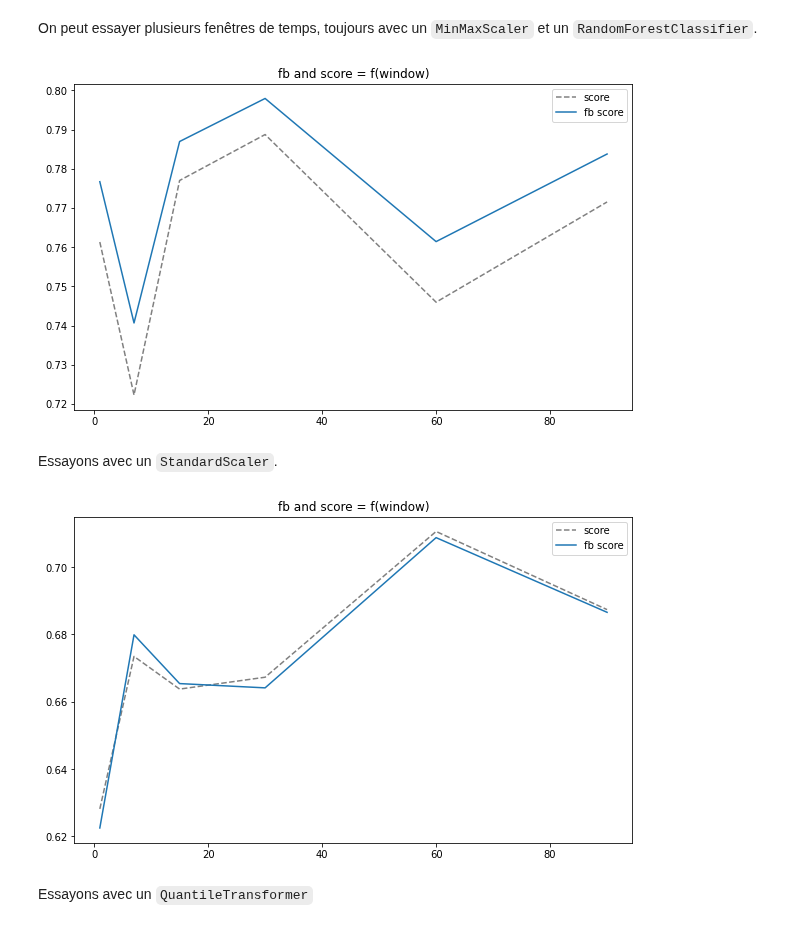
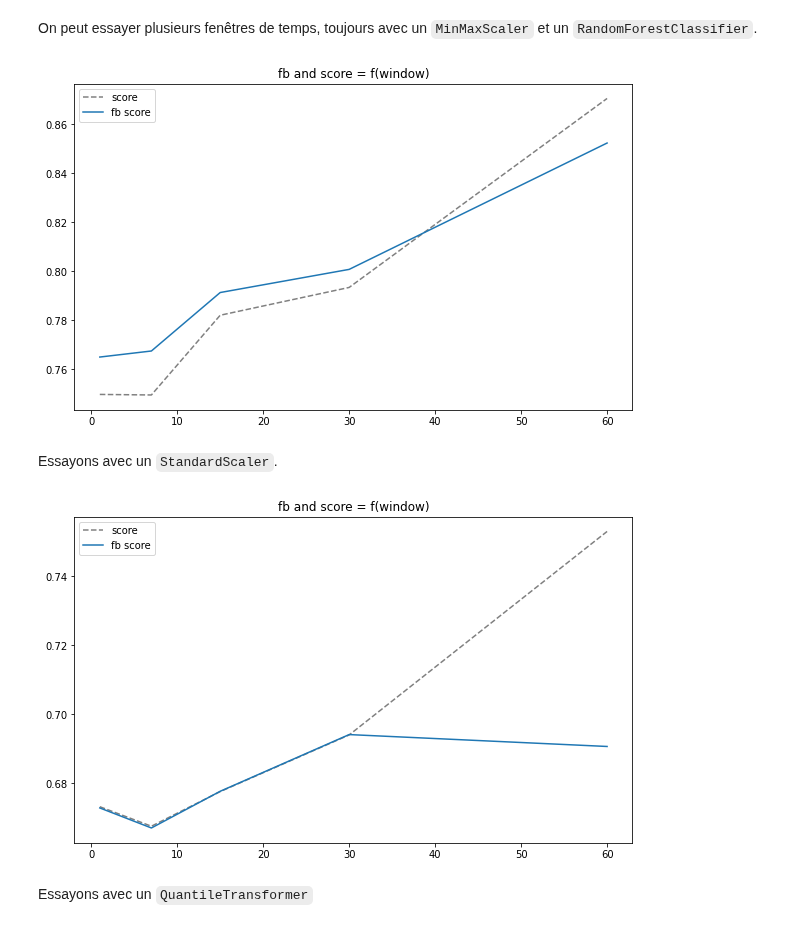
Before and after one commit to hugo-mi/Activity_Detection_From_Electrical_Consumption_Load_Curves, a Jupyter notebook: Exploratory Data Analysis/classification_house1_vs_house2.ipynb, the cells around one changed output. Saved outputs shown, nothing was run; the diff lists cells and outputs as text; code cells hidden in the pictures.

````diff
--- a/Exploratory Data Analysis/classification_house1_vs_house2.ipynb
+++ b/Exploratory Data Analysis/classification_house1_vs_house2.ipynb
@@ -169,42 +170,42 @@
 # %%
 def classif_scale_window(data_train, data_test, window=1, classifier=HistGradientBoostingClassifier(), scaler=MinMaxScaler()):
 
-    sample_idx = mod.pick_random_indexes(house1_power_blk2, 0.3)
+    #sample_idx = mod.pick_random_indexes(house1_power_blk2, 0.3)
     X_train = scaler.fit_transform(data_train[features_col].values)
     # Attention : ici on re-fit le scaler sur les données du test
     scaler.fit(data_test.iloc[:24*60*60*window,:].loc[:, features_col].values)
-    X_test = scaler.transform(data_test.loc[sample_idx, features_col].values)
+    X_test = scaler.transform(data_test.iloc[24*60*60*window:,:].loc[:, features_col].values)
 
     y_train = data_train['activity'].values
-    y_test = data_test.loc[sample_idx, 'activity'].values
+    y_test = data_test.iloc[24*60*60*window:,:].loc[:, 'activity'].values
 
     classifier.fit(X_train, y_train.ravel())
-    y_pred = hgbc.predict(X_test)
+    y_pred = classifier.predict(X_test)
 
     f_beta = fbeta_score(y_test, y_pred, average="macro", beta=0.5)
     acc = accuracy_score(y_test, y_pred)
 
     return f_beta, acc
 # %%
-w_range = [1, 7, 15, 30, 60, 90]
+w_range = [1, 7, 15, 30, 60]
 fb_score = []
 acc_score = []
 for w in w_range:
     fb, acc = classif_scale_window(house2_power_blk1, house1_power_blk2, window=w, classifier=RandomForestClassifier(n_estimators=30, n_jobs=-1, max_samples=0.9, max_depth=12))
     fb_score.append(fb)
     acc_score.append(acc)
 
 plt.figure(figsize=(10, 6));
 plt.plot(w_range, acc_score, label='score', color='grey', linestyle='dashed');
 plt.plot(w_range, fb_score, label='fb score');
 plt.legend();
 plt.title('fb and score = f(window)');
 # %% [output]
-[figure, old version]
+[figure, new version]
 # %% [markdown]
 Essayons avec un ```StandardScaler```.
 # %%
-w_range = [1, 7, 15, 30, 60, 90]
+w_range = [1, 7, 15, 30, 60]
 fb_score = []
 acc_score = []
 for w in w_range:
@@ -218,7 +219,7 @@ plt.plot(w_range, fb_score, label='fb score');
 plt.legend();
 plt.title('fb and score = f(window)');
 # %% [output]
-[figure, old version]
+[figure, new version]
 # %% [markdown]
 Essayons avec un ```QuantileTransformer```
 # %%
````
Also changed, not shown: parts of 10 cells of this notebook.
